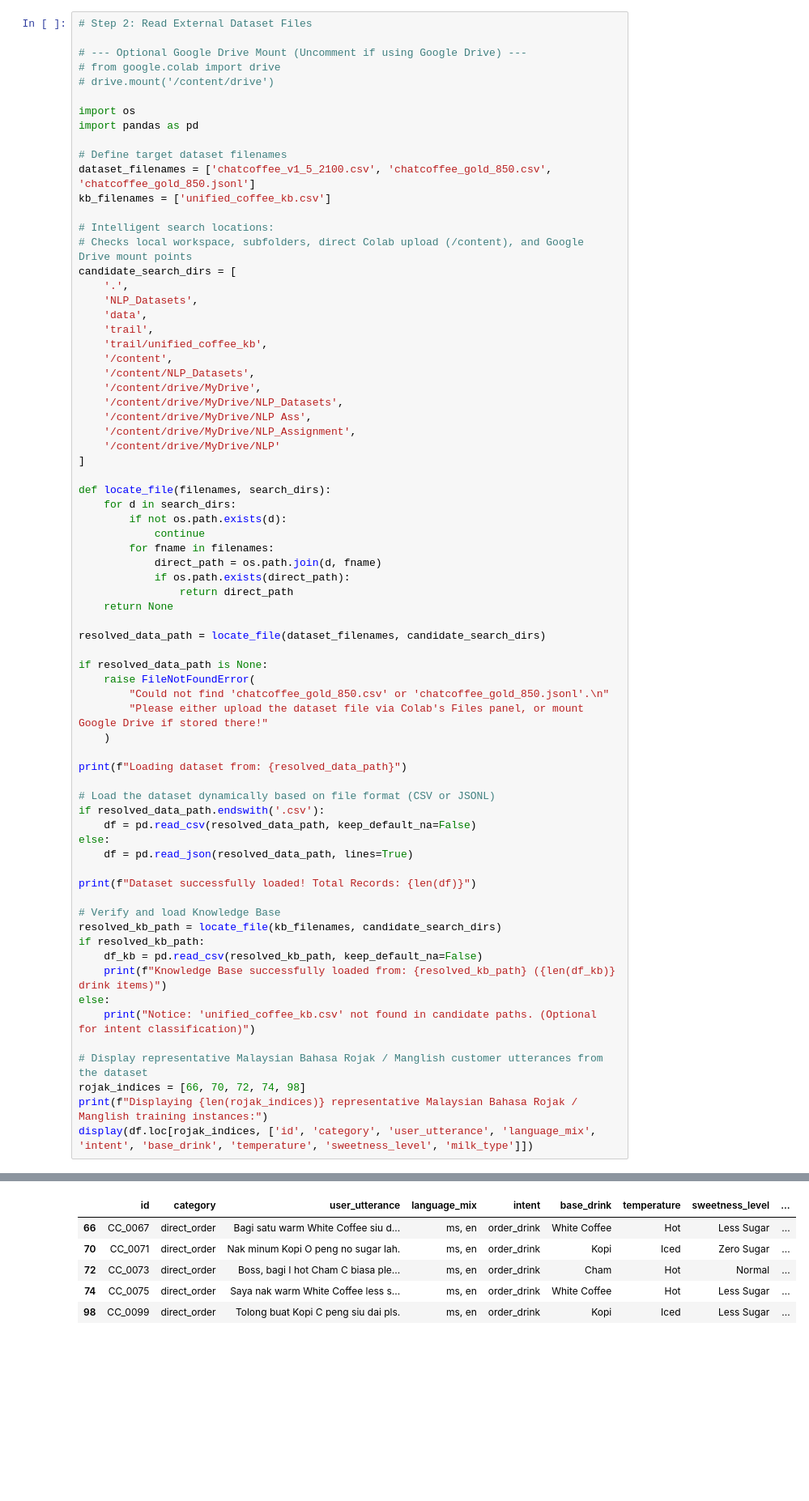
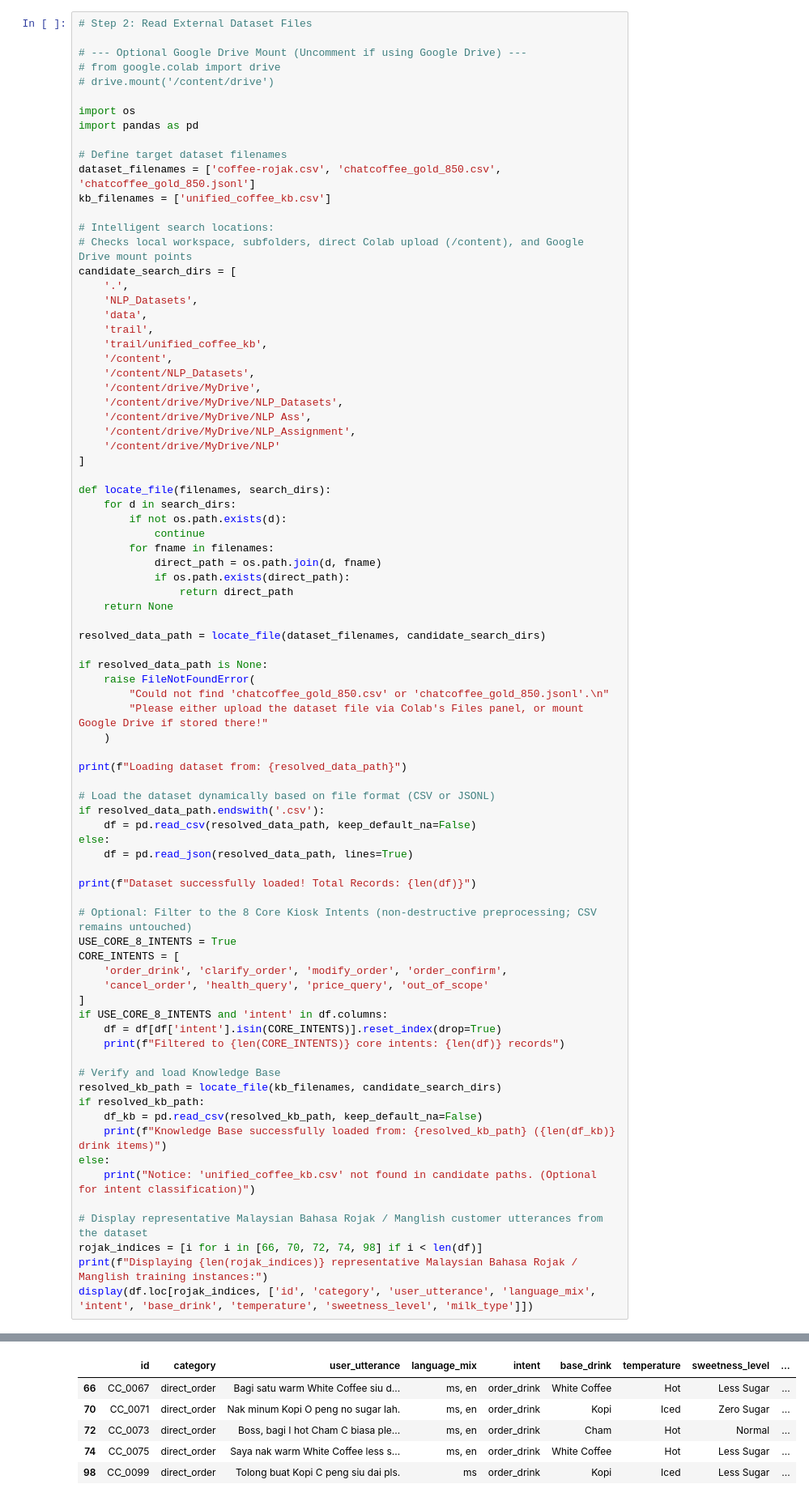
Before and after one commit to hming28/chatcoffee-vending-mahcine-chatbot, a Jupyter notebook: ChatCoffee_NLP_Model_Training_and_Evaluation.ipynb, the cells around one changed output, grey strips where cells are left out. Shown at 81% size. Saved outputs shown, nothing was run; the diff lists cells and outputs as text; blank space fills up the shorter version.

```diff
--- a/ChatCoffee_NLP_Model_Training_and_Evaluation.ipynb
+++ b/ChatCoffee_NLP_Model_Training_and_Evaluation.ipynb
@@ -84,7 +84,7 @@ import os
 import pandas as pd
 
 # Define target dataset filenames
-dataset_filenames = ['chatcoffee_v1_5_2100.csv', 'chatcoffee_gold_850.csv', 'chatcoffee_gold_850.jsonl']
+dataset_filenames = ['coffee-rojak.csv', 'chatcoffee_gold_850.csv', 'chatcoffee_gold_850.jsonl']
 kb_filenames = ['unified_coffee_kb.csv']
 
 # Intelligent search locations:
@@ -132,6 +132,16 @@ else:
 
 print(f"Dataset successfully loaded! Total Records: {len(df)}")
 
+# Optional: Filter to the 8 Core Kiosk Intents (non-destructive preprocessing; CSV remains untouched)
+USE_CORE_8_INTENTS = True
+CORE_INTENTS = [
+    'order_drink', 'clarify_order', 'modify_order', 'order_confirm',
+    'cancel_order', 'health_query', 'price_query', 'out_of_scope'
+]
+if USE_CORE_8_INTENTS and 'intent' in df.columns:
+    df = df[df['intent'].isin(CORE_INTENTS)].reset_index(drop=True)
+    print(f"Filtered to {len(CORE_INTENTS)} core intents: {len(df)} records")
+
 # Verify and load Knowledge Base
 resolved_kb_path = locate_file(kb_filenames, candidate_search_dirs)
 if resolved_kb_path:
@@ -141,7 +151,7 @@ else:
     print("Notice: 'unified_coffee_kb.csv' not found in candidate paths. (Optional for intent classification)")
 
 # Display representative Malaysian Bahasa Rojak / Manglish customer utterances from the dataset
-rojak_indices = [66, 70, 72, 74, 98]
+rojak_indices = [i for i in [66, 70, 72, 74, 98] if i < len(df)]
 print(f"Displaying {len(rojak_indices)} representative Malaysian Bahasa Rojak / Manglish training instances:")
 display(df.loc[rojak_indices, ['id', 'category', 'user_utterance', 'language_mix', 'intent', 'base_drink', 'temperature', 'sweetness_level', 'milk_type']])
 # %% [output]
@@ -151,10 +162,10 @@ Knowledge Base successfully loaded from: NLP_Datasets\unified_coffee_kb.csv (137
 Displaying 5 representative Malaysian Bahasa Rojak / Manglish training instances:
 |  | id | category | user_utterance | language_mix | intent | base_drink | temperature | sweetness_level | ... |
 | 66 | CC_0067 | direct_order | Bagi satu warm White Coffee siu d... | ms, en | order_drink | White Coffee | Hot | Less Sugar | ... |
 | 70 | CC_0071 | direct_order | Nak minum Kopi O peng no sugar lah. | ms, en | order_drink | Kopi | Iced | Zero Sugar | ... |
 | 72 | CC_0073 | direct_order | Boss, bagi I hot Cham C biasa ple... | ms, en | order_drink | Cham | Hot | Normal | ... |
 | 74 | CC_0075 | direct_order | Saya nak warm White Coffee less s... | ms, en | order_drink | White Coffee | Hot | Less Sugar | ... |
-| 98 | CC_0099 | direct_order | Tolong buat Kopi C peng siu dai pls. | ms, en | order_drink | Kopi | Iced | Less Sugar | ... |
+| 98 | CC_0099 | direct_order | Tolong buat Kopi C peng siu dai pls. | ms | order_drink | Kopi | Iced | Less Sugar | ... |
 # %% [markdown]
 ## Step 3: Exploratory Data Analysis (EDA) & Label Inspection
 
```
Also changed, not shown: parts of 12 cells of this notebook, 9 other files.
